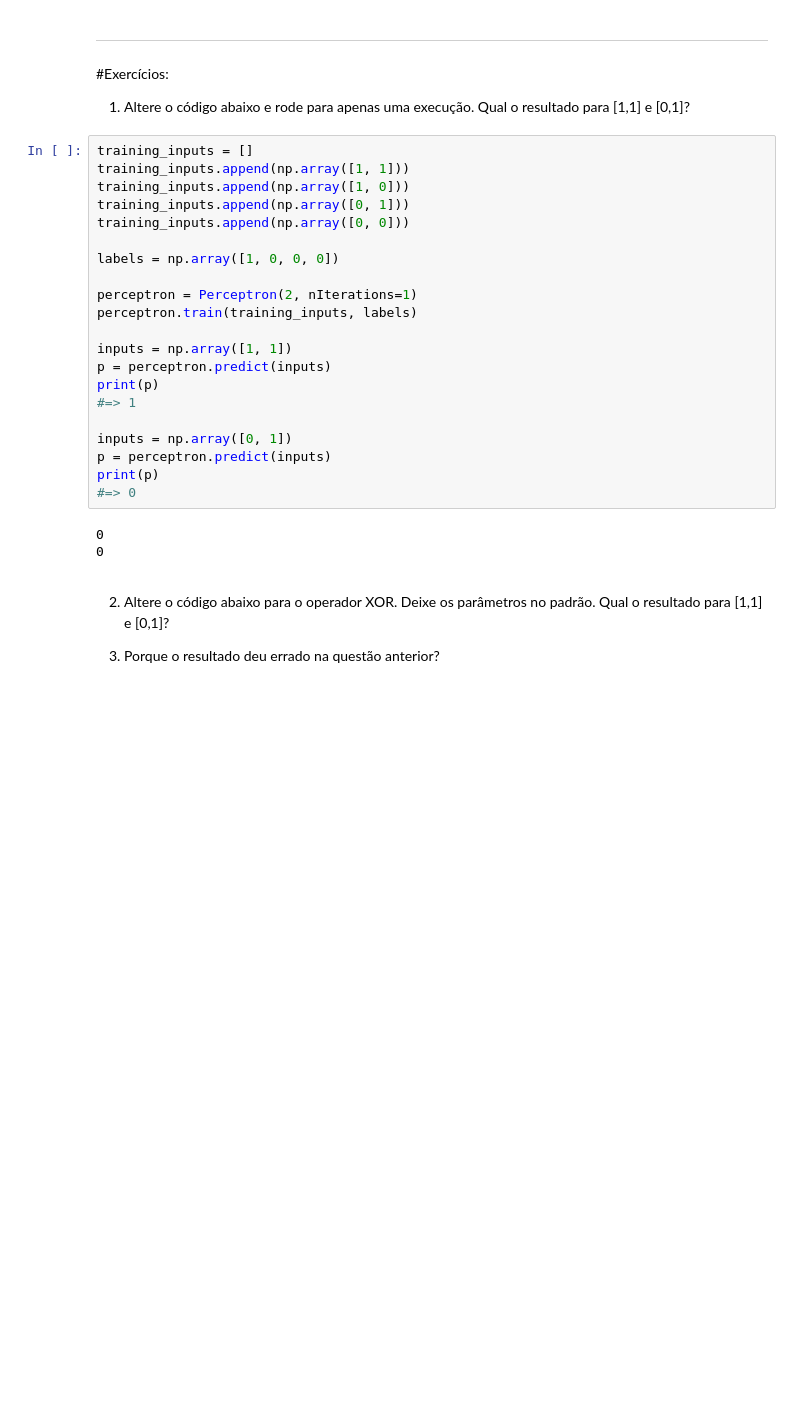
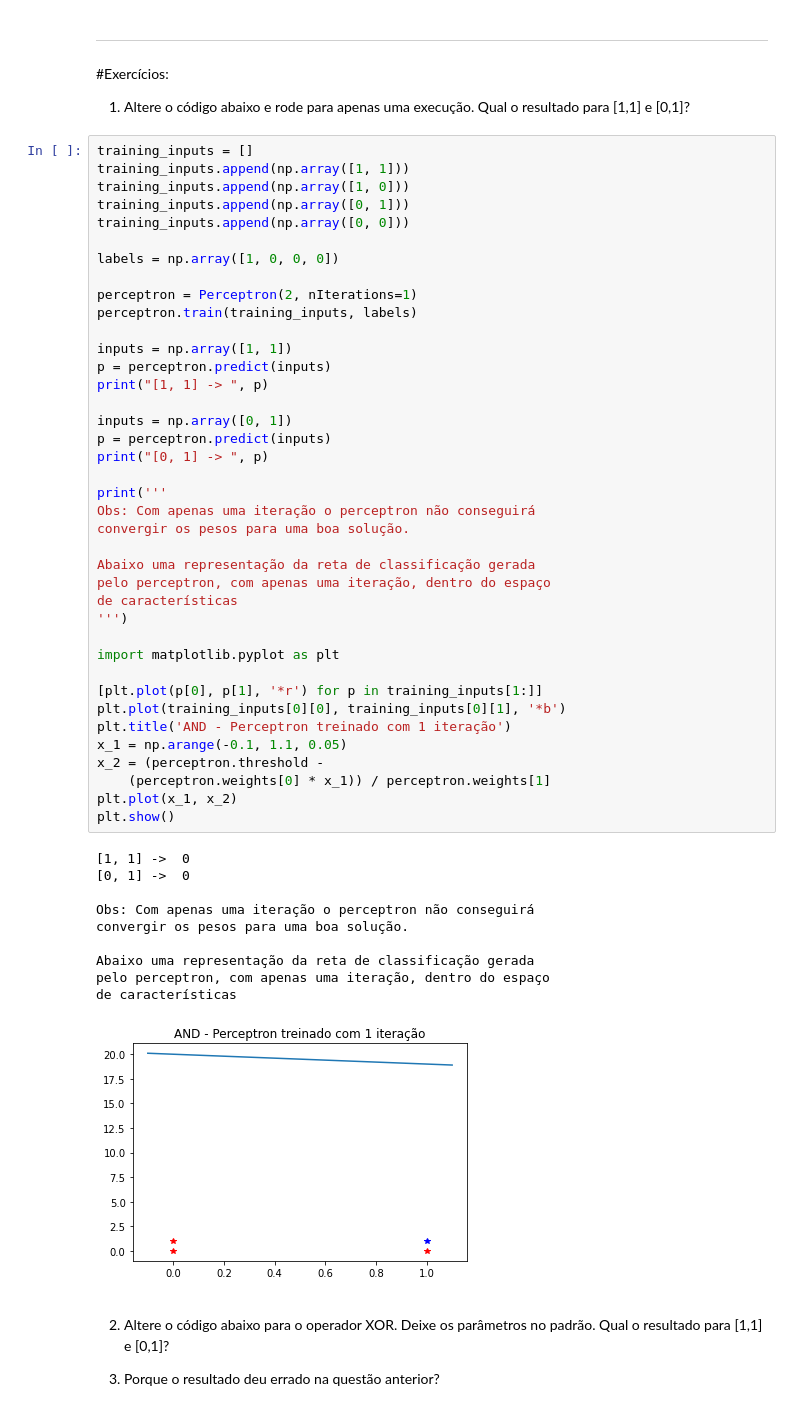
Before and after one commit to andssuu/redes_neurais_pos, a Jupyter notebook: Perceptron/Perceptron.ipynb, the cells around one changed output. Cells and saved outputs as stored; diff of their text form; blank space fills up the shorter version.

```diff
--- a/Perceptron/Perceptron.ipynb
+++ b/Perceptron/Perceptron.ipynb
@@ -98,27 +99,53 @@ print(p)
 # %%
 training_inputs = []
 training_inputs.append(np.array([1, 1]))
 training_inputs.append(np.array([1, 0]))
 training_inputs.append(np.array([0, 1]))
 training_inputs.append(np.array([0, 0]))
 
 labels = np.array([1, 0, 0, 0])
 
 perceptron = Perceptron(2, nIterations=1)
 perceptron.train(training_inputs, labels)
 
 inputs = np.array([1, 1])
 p = perceptron.predict(inputs)
-print(p)
-#=> 1
+print("[1, 1] -> ", p)
 
 inputs = np.array([0, 1])
 p = perceptron.predict(inputs)
-print(p)
-#=> 0
+print("[0, 1] -> ", p)
+
+print('''
+Obs: Com apenas uma iteração o perceptron não conseguirá
+convergir os pesos para uma boa solução.
+
+Abaixo uma representação da reta de classificação gerada
+pelo perceptron, com apenas uma iteração, dentro do espaço
+de características
+''')
+
+import matplotlib.pyplot as plt
+
+[plt.plot(p[0], p[1], '*r') for p in training_inputs[1:]]
+plt.plot(training_inputs[0][0], training_inputs[0][1], '*b')
+plt.title('AND - Perceptron treinado com 1 iteração')
+x_1 = np.arange(-0.1, 1.1, 0.05)
+x_2 = (perceptron.threshold -
+    (perceptron.weights[0] * x_1)) / perceptron.weights[1]
+plt.plot(x_1, x_2)
+plt.show()
 # %% [output]
-0
-0
+[1, 1] ->  0
+[0, 1] ->  0
+
+Obs: Com apenas uma iteração o perceptron não conseguirá
+convergir os pesos para uma boa solução.
+
+Abaixo uma representação da reta de classificação gerada
+pelo perceptron, com apenas uma iteração, dentro do espaço
+de características
+[figure, added]
 # %% [markdown]
 2. Altere o código abaixo para o operador XOR. Deixe os parâmetros no padrão. Qual o resultado para [1,1] e [0,1]?
 
```
Also changed, not shown: parts of 8 cells of this notebook.
